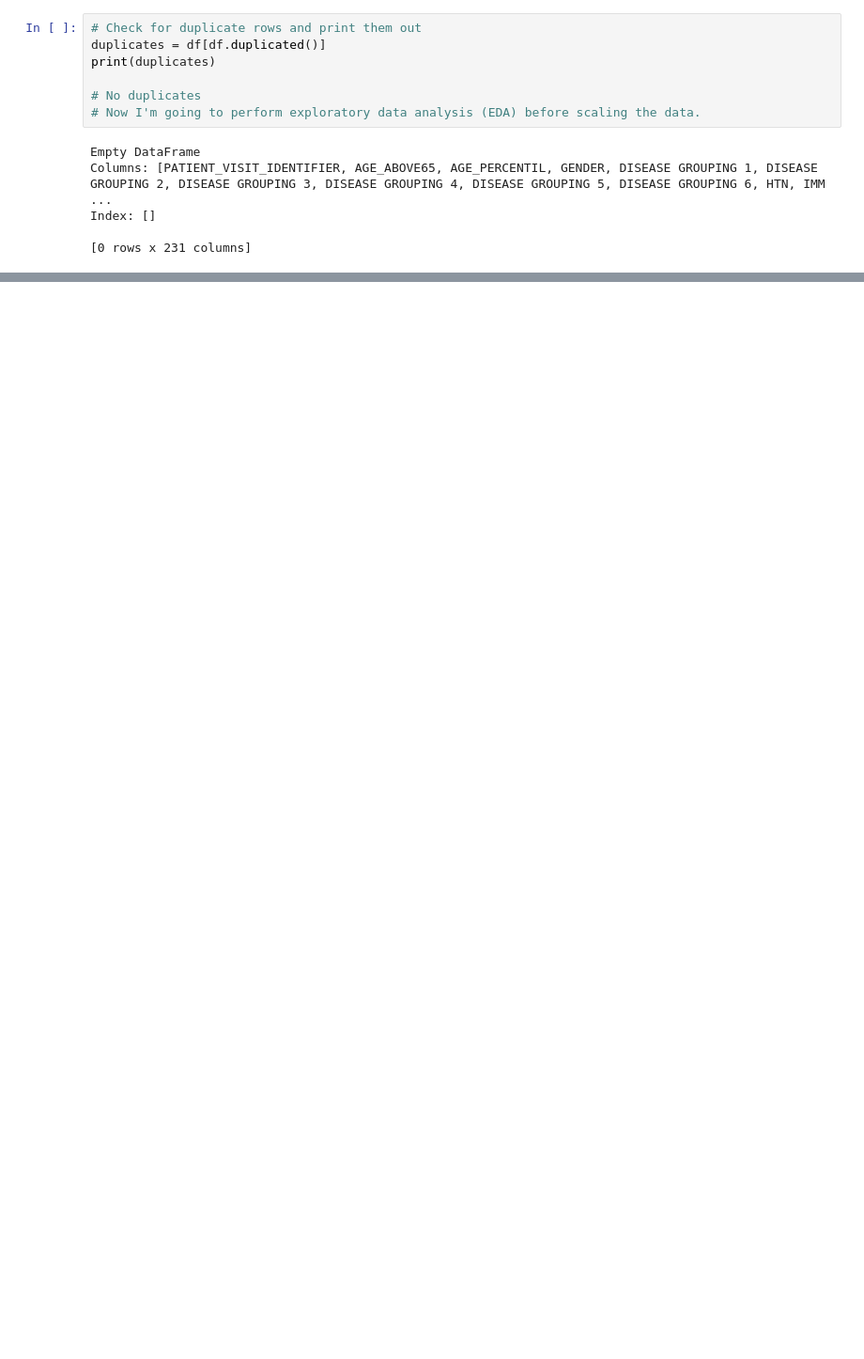
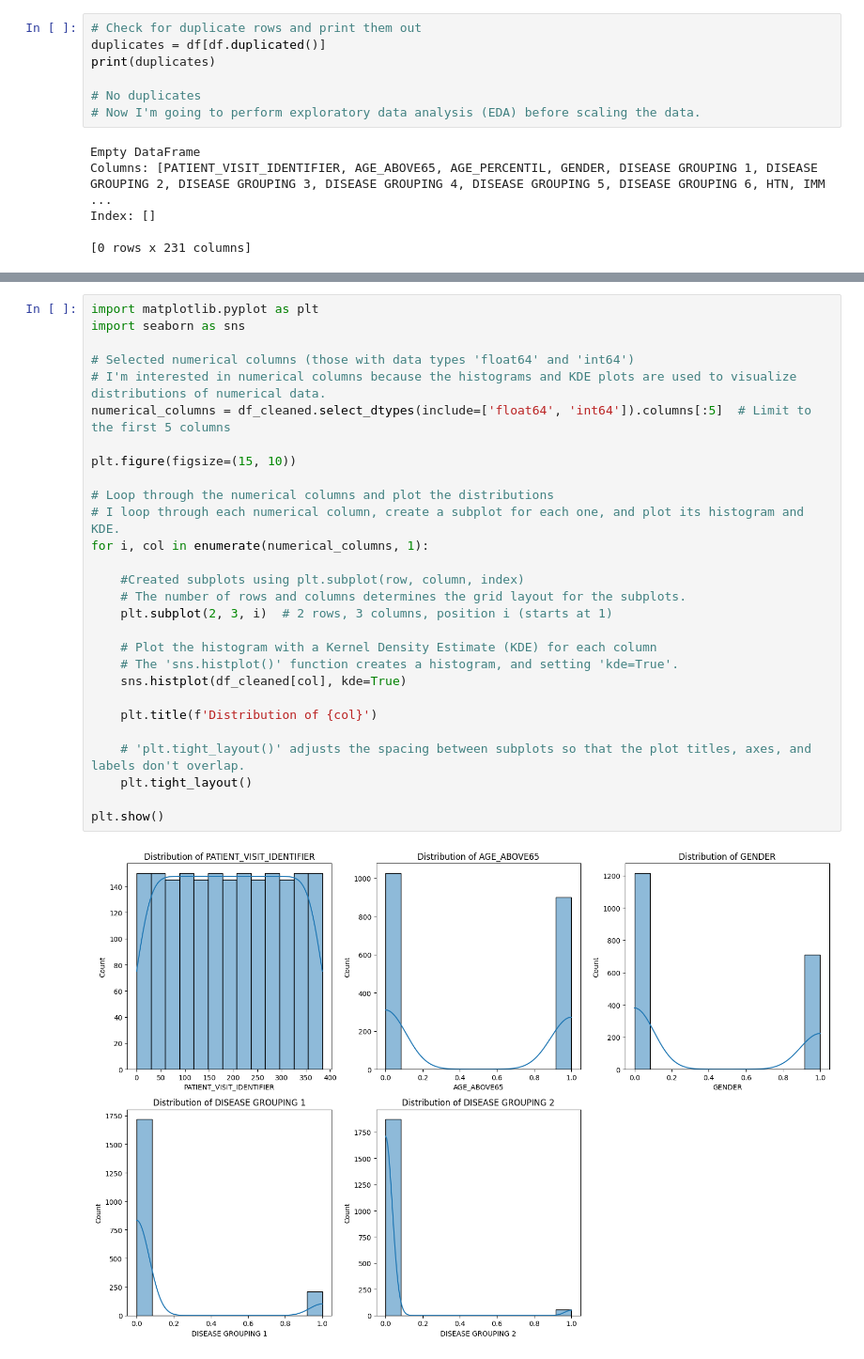
Before and after one commit to BobanMilenkoski/Python_Predicting_COVIID-19_ICU_Admissions, a Jupyter notebook: Python_Predicting_COVIID-19_ICU_Admissions.ipynb, the cells around one changed output, grey strips where cells are left out. Shown at 94% size. Saved outputs shown, nothing was run; the diff lists cells and outputs as text; blank space fills up the shorter version.

```diff
--- a/Python_Predicting_COVIID-19_ICU_Admissions.ipynb
+++ b/Python_Predicting_COVIID-19_ICU_Admissions.ipynb
@@ -287,0 +321,30 @@ Index: []
+# %%
+import matplotlib.pyplot as plt
+import seaborn as sns
+
+# Selected numerical columns (those with data types 'float64' and 'int64')
+# I'm interested in numerical columns because the histograms and KDE plots are used to visualize distributions of numerical data.
+numerical_columns = df_cleaned.select_dtypes(include=['float64', 'int64']).columns[:5]  # Limit to the first 5 columns
+
+plt.figure(figsize=(15, 10))
+
+# Loop through the numerical columns and plot the distributions
+# I loop through each numerical column, create a subplot for each one, and plot its histogram and KDE.
+for i, col in enumerate(numerical_columns, 1):
+
+    #Created subplots using plt.subplot(row, column, index)
+    # The number of rows and columns determines the grid layout for the subplots.
+    plt.subplot(2, 3, i)  # 2 rows, 3 columns, position i (starts at 1)
+
+    # Plot the histogram with a Kernel Density Estimate (KDE) for each column
+    # The 'sns.histplot()' function creates a histogram, and setting 'kde=True'.
+    sns.histplot(df_cleaned[col], kde=True)
+
+    plt.title(f'Distribution of {col}')
+
+    # 'plt.tight_layout()' adjusts the spacing between subplots so that the plot titles, axes, and labels don't overlap.
+    plt.tight_layout()
+
+plt.show()
+# %% [output]
+[figure, added]
```
Also changed, not shown: parts of 16 cells of this notebook.
